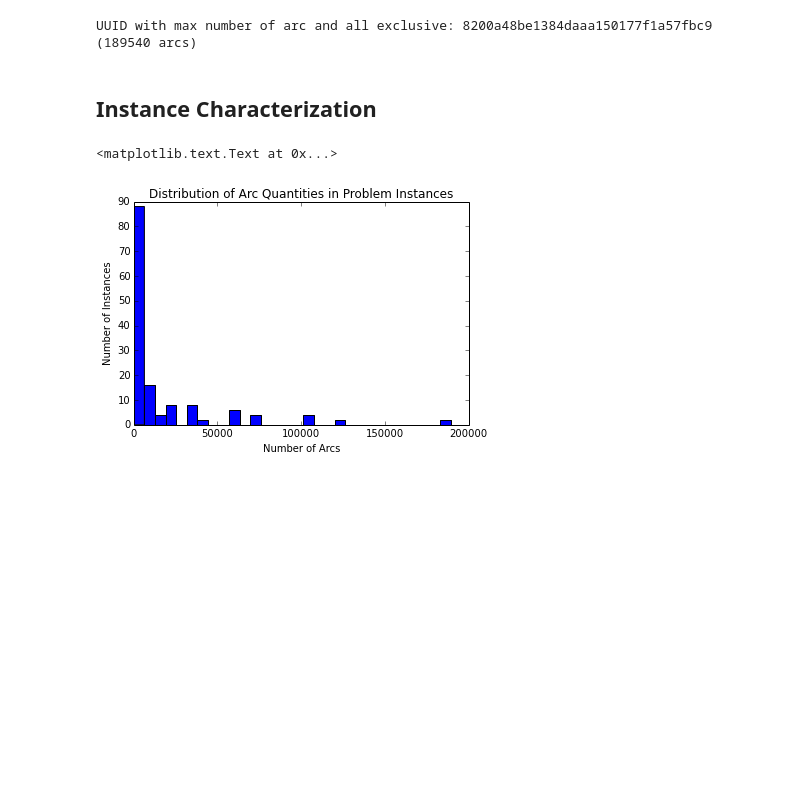
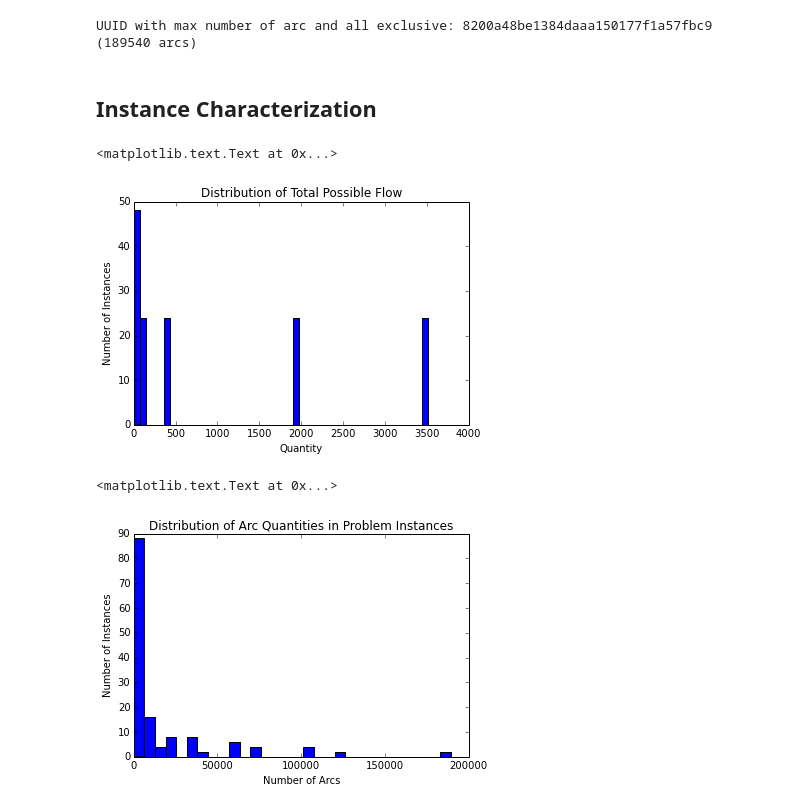
Before and after one commit to gidden/cyclopts, a Jupyter notebook: nbs/Cyclopts Run Analysis.ipynb, the cells around one changed output. Cells and saved outputs as stored; diff of their text form; code cells hidden in the pictures; blank space fills up the shorter version.

```diff
--- a/nbs/Cyclopts Run Analysis.ipynb
+++ b/nbs/Cyclopts Run Analysis.ipynb
@@ -47,6 +50,17 @@ UUID with max number of arc and all exclusive: 8200a48be1384daaa150177f1a57fbc9
 # %% [markdown]
 Instance Characterization
 -------------------------
+# %%
+inst_to_param = {x['instid']: x['paramid'] for x in props.iterrows()}
+assem_qty = {x['paramid']: x['assem_per_req_avg'] * x['n_request_avg'] \
+             for x in samplers.iterrows()}
+n, bins, patches = plt.hist([assem_qty[p] for _, p in inst_to_param.items()], 50)
+plt.xlabel('Quantity')
+plt.ylabel('Number of Instances')
+plt.title(r'Distribution of Total Possible Flow'.format(name))
+# %% [output]
+<matplotlib.text.Text at 0x...>
+[figure, added]
 # %%
 name = 'Arc'
 handle = 'n_arcs'
```
Also changed, not shown: parts of 5 cells of this notebook.
